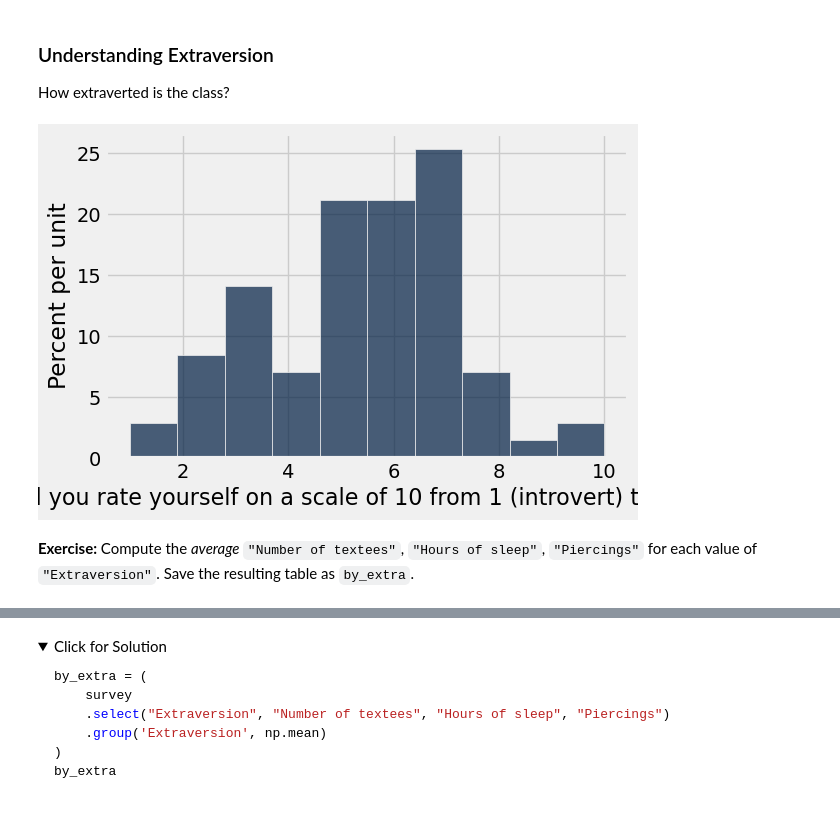
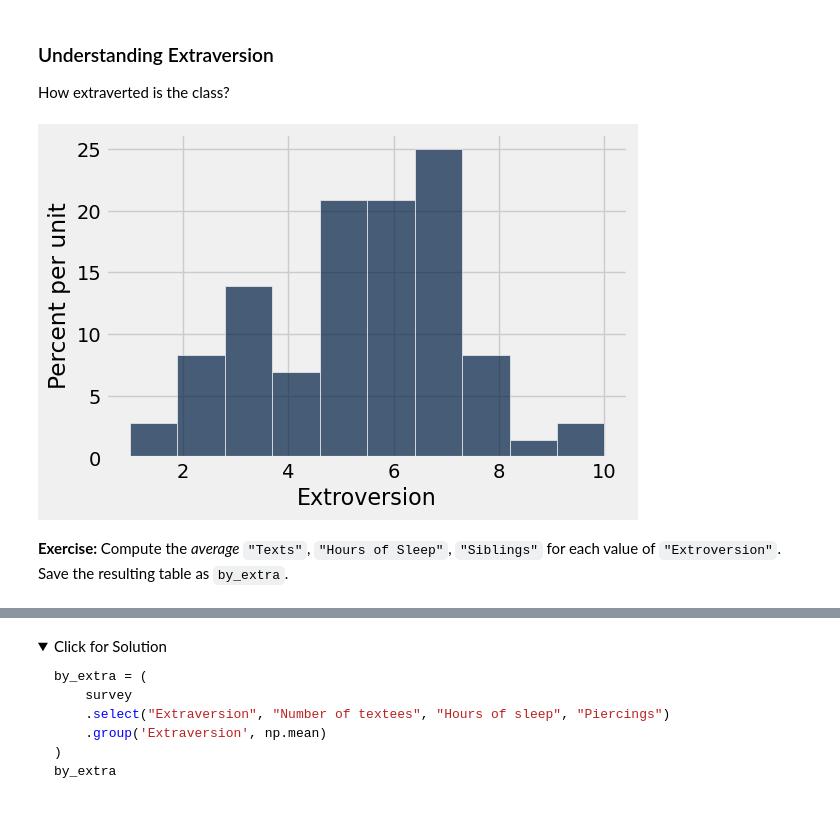
Before and after one commit to ucsb-ds/cmpsc5a-s24-students, a Jupyter notebook: lec-notebooks/lec10_pivots_joins-live.ipynb, the cells around one changed output, grey strips where cells are left out. Saved outputs shown, nothing was run; the diff lists cells and outputs as text; code cells hidden in the pictures; folded sections open.

```diff
--- a/lec-notebooks/lec10_pivots_joins-live.ipynb
+++ b/lec-notebooks/lec10_pivots_joins-live.ipynb
@@ -334,5 +355,7 @@ def convert_year_string(y):
     else:
         return
 # %%
-Year = survey.apply(convert_year_string, 'What year are you in?')
-survey = survey.with_column('What year are you in?', Year)
+Year_converted = survey.apply(convert_year_string, 'Year')
+Year_converted
+survey = survey.with_column('Year', Year_converted)
+survey
@@ -340,5 +384,5 @@ survey = survey.with_column('What year are you in?', Year)
 #if your "what year are you in?" column has None
 #re run the csv file cell
 # and rerun the apply function cell above
-survey = survey.relabeled('What year are you in?', 'Year')#.relabeled
-survey
+#survey = survey.relabeled('What year are you in?', 'Year')#.relabeled
+#survey
@@ -369,9 +400,13 @@ plots.xlim([6,7.5])
 ### Understanding Extraversion
 
 How extraverted is the class?
-# %%
-survey.hist('How would you rate yourself on a scale of 10 from 1 (introvert) to 10 (extrovert)')
-# %% [output]
-[figure, removed]
+# %%
+survey.hist('Extroversion')
+# distribution of extroversion ratings from the class
+# # we have some introverts (rated 1 on the scale)
+# we have tons of ambiverts (around 5 rating)
+# we have some extroverts (10 rating)
+# %% [output]
+[figure, added]
 # %% [markdown]
-**Exercise:** Compute the *average* `"Number of textees"`, `"Hours of sleep"`, `"Piercings"` for each value of `"Extraversion"`.  Save the resulting table as `by_extra`.
+**Exercise:** Compute the *average* `"Texts"`, `"Hours of Sleep"`, `"Siblings"` for each value of `"Extroversion"`.  Save the resulting table as `by_extra`.
```
Also changed, not shown: parts of 34 cells of this notebook.
